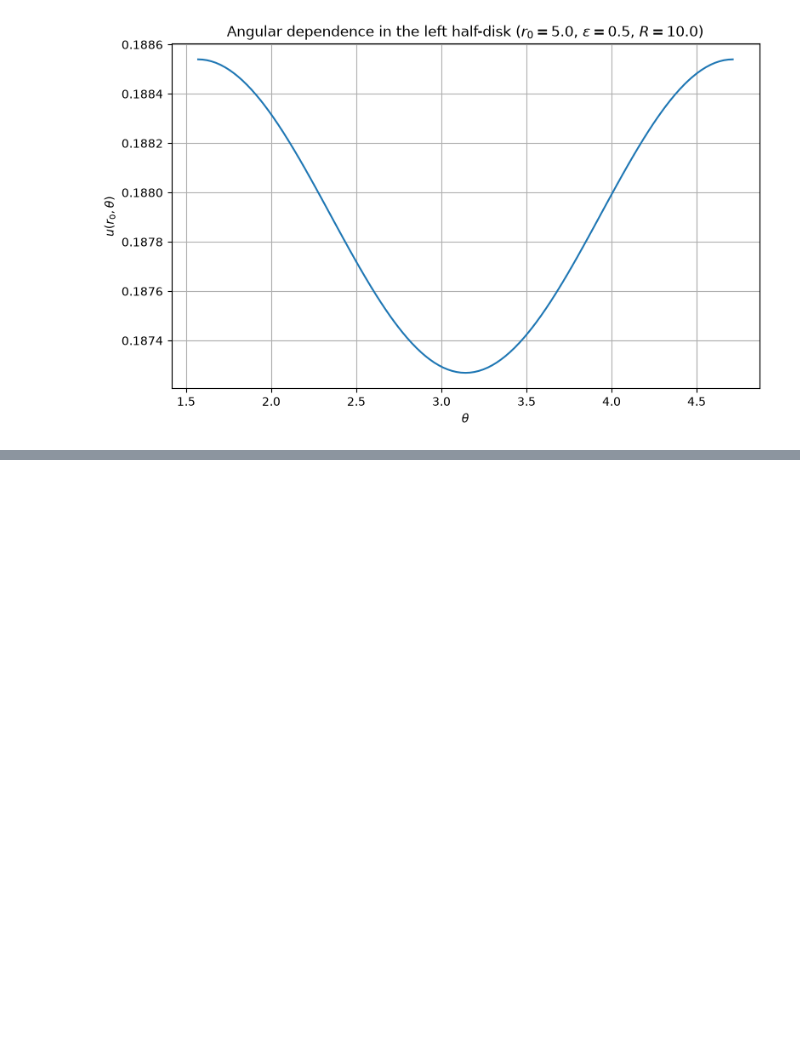
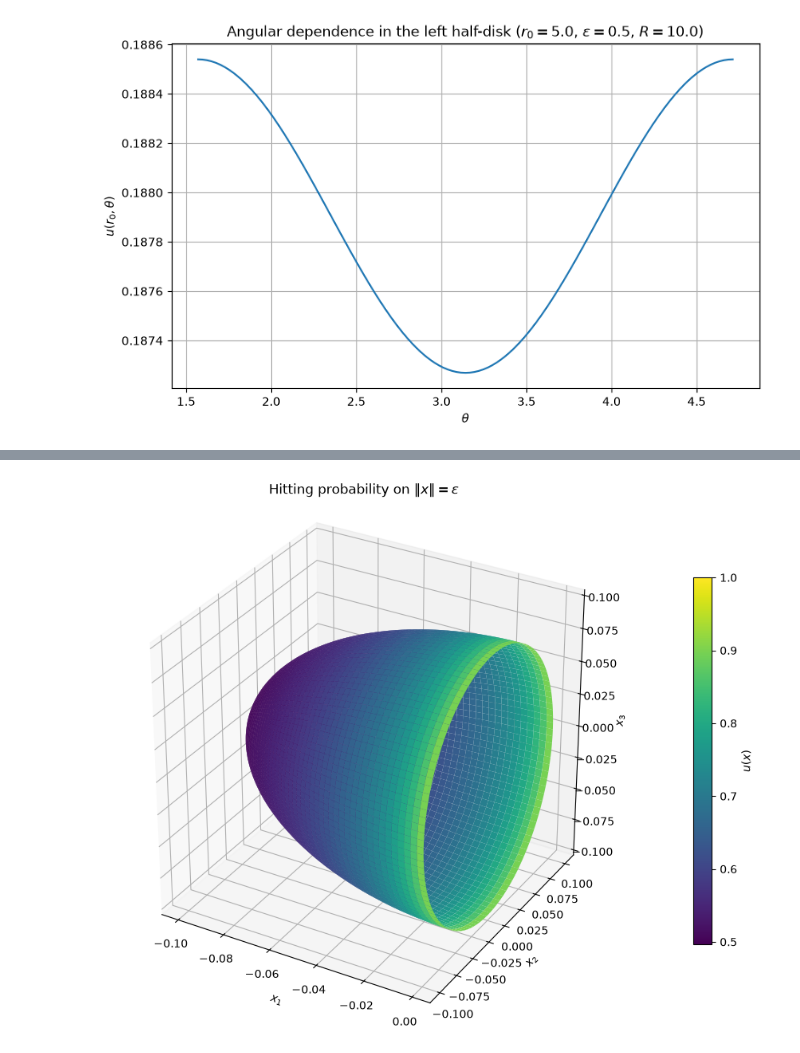
Before and after one commit to JuanCarlosPrieto/STAGE, a Jupyter notebook: notebooks/10_final_exploration_edp.ipynb, the cells around one changed output, grey strips where cells are left out. Saved outputs shown, nothing was run; the diff lists cells and outputs as text; code cells hidden in the pictures; blank space fills up the shorter version.

```diff
--- a/notebooks/10_final_exploration_edp.ipynb
+++ b/notebooks/10_final_exploration_edp.ipynb
@@ -648,0 +1284,94 @@ u on outer arc    = 0.0
+# %%
+# ============================================================
+# 3D visualization on the hemisphere ||x|| = epsilon
+# ============================================================
+
+n_theta = 60
+n_phi = 120
+
+theta_grid = np.linspace(0.0, np.pi / 2.0, n_theta)
+phi_grid = np.linspace(0.0, 2.0 * np.pi, n_phi)
+
+Theta, Phi = np.meshgrid(theta_grid, phi_grid)
+
+X1 = -epsilon * np.cos(Theta)
+X2 = epsilon * np.sin(Theta) * np.cos(Phi)
+X3 = epsilon * np.sin(Theta) * np.sin(Phi)
+
+# Because of axisymmetry, u depends only on theta.
+u_theta = np.zeros(n_theta)
+
+for j, th in enumerate(theta_grid):
+
+    x = np.array([
+        -epsilon * np.cos(th),
+        epsilon * np.sin(th),
+        0.0
+    ])
+
+    u_theta[j] = solver.hitting_probability(x, sol)
+
+
+# Replicate around the symmetry axis
+U = np.tile(u_theta, (n_phi, 1))
+
+
+# ------------------------------------------------------------
+# Plot
+# ------------------------------------------------------------
+
+fig = plt.figure(figsize=(9, 7))
+
+ax = fig.add_subplot(
+    111,
+    projection="3d"
+)
+
+norm = plt.Normalize(
+    vmin=np.min(U),
+    vmax=np.max(U)
+)
+
+colors = plt.cm.viridis(norm(U))
+
+surf = ax.plot_surface(
+    X1,
+    X2,
+    X3,
+    facecolors=colors,
+    rstride=1,
+    cstride=1,
+    linewidth=0,
+    antialiased=True,
+    shade=False
+)
+
+mappable = plt.cm.ScalarMappable(
+    cmap="viridis",
+    norm=norm
+)
+
+mappable.set_array([])
+
+fig.colorbar(
+    mappable,
+    ax=ax,
+    shrink=0.7,
+    pad=0.1,
+    label=r"$u(x)$"
+)
+
+ax.set_xlabel(r"$x_1$")
+ax.set_ylabel(r"$x_2$")
+ax.set_zlabel(r"$x_3$")
+
+ax.set_title(
+    r"Hitting probability on $\|x\|=\varepsilon$"
+)
+
+ax.set_box_aspect([1, 1, 1])
+
+plt.tight_layout()
+plt.show()
+# %% [output]
+[figure, added]
```
Also changed, not shown: parts of 6 cells of this notebook.
